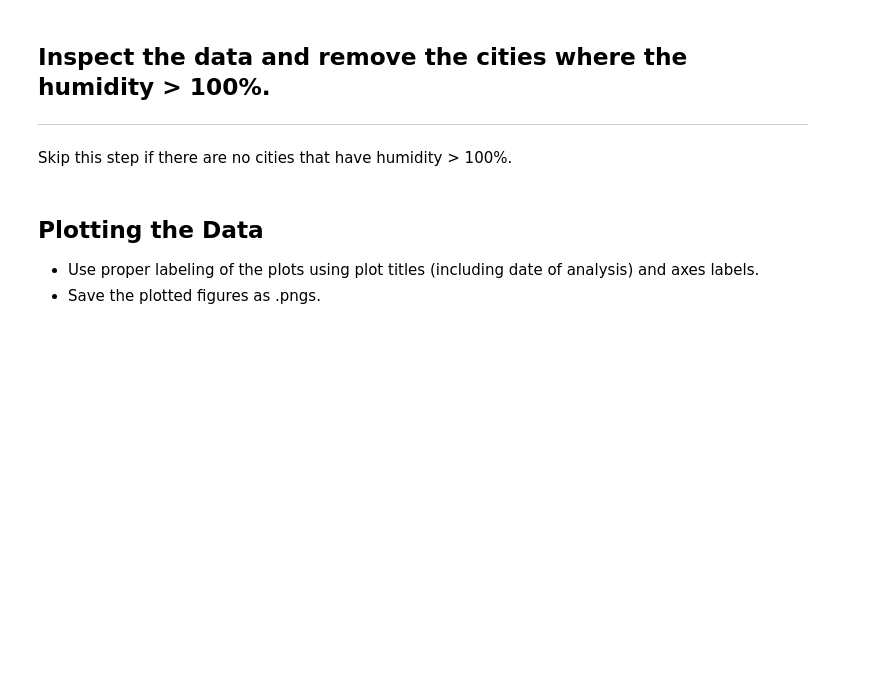
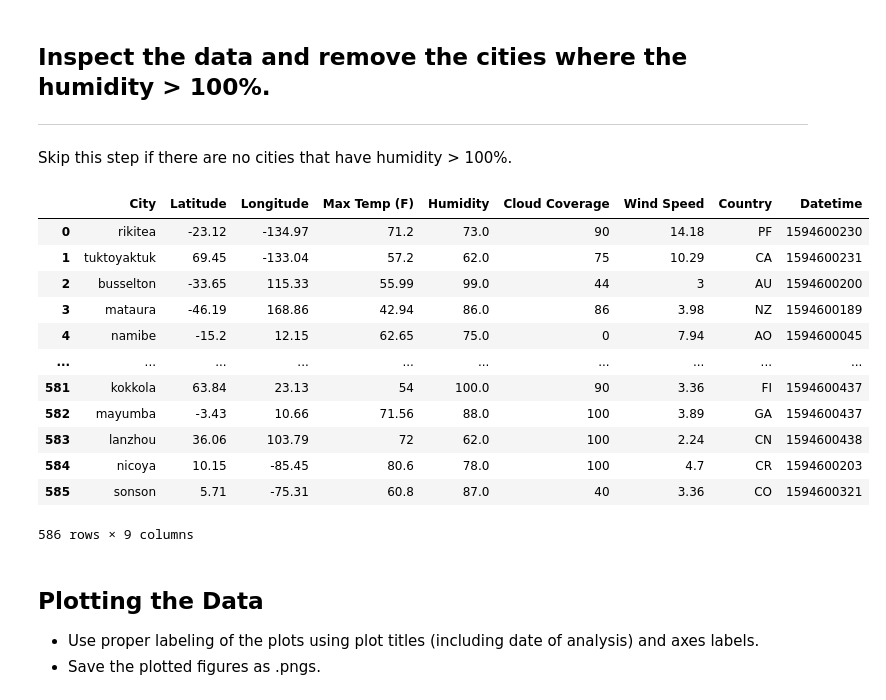
Before and after one commit to jaysueno/python-api-challenge, a Jupyter notebook: WeatherPy/WeatherPy_jay.ipynb, the cells around one changed output. Saved outputs shown, nothing was run; the diff lists cells and outputs as text; code cells hidden in the pictures; blank space fills up the shorter version.

Commit message:
Finished cleaning the data with humidity under 100 and exported new CSV

```diff
--- a/WeatherPy/WeatherPy_jay.ipynb
+++ b/WeatherPy/WeatherPy_jay.ipynb
@@ -160,0 +158,6 @@ df.to_csv('weather_raw_data.csv', index=False)
+# %%
+# Need to clean the data of the empty cells, it messes up calculations later on
+df['Humidity'] = df['Humidity'].replace('', np.nan)
+city_df = df.dropna()
+city_df.shape
+# df.shape
@@ -191,0 +187,20 @@ Skip this step if there are no cities that have humidity > 100%.
+# %%
+# Created a new dataframe variable called clean_city_df pulling the Humidity over 100 with a boolean
+# Used .reset_index() to reset the index numbers and used parameter drop=true so no new column is made
+clean_city_df = city_df[(city_df["Humidity"] <= 100)]
+clean_city_df = clean_city_df.reset_index(drop=True)
+clean_city_df
+# %% [output]
+|  | City | Latitude | Longitude | Max Temp (F) | Humidity | Cloud Coverage | Wind Speed | Country | Datetime |
+| 0 | rikitea | -23.12 | -134.97 | 71.2 | 73.0 | 90 | 14.18 | PF | 1594600230 |
+| 1 | tuktoyaktuk | 69.45 | -133.04 | 57.2 | 62.0 | 75 | 10.29 | CA | 1594600231 |
+| 2 | busselton | -33.65 | 115.33 | 55.99 | 99.0 | 44 | 3 | AU | 1594600200 |
+| 3 | mataura | -46.19 | 168.86 | 42.94 | 86.0 | 86 | 3.98 | NZ | 1594600189 |
+| 4 | namibe | -15.2 | 12.15 | 62.65 | 75.0 | 0 | 7.94 | AO | 1594600045 |
+| ... | ... | ... | ... | ... | ... | ... | ... | ... | ... |
+| 581 | kokkola | 63.84 | 23.13 | 54 | 100.0 | 90 | 3.36 | FI | 1594600437 |
+| 582 | mayumba | -3.43 | 10.66 | 71.56 | 88.0 | 100 | 3.89 | GA | 1594600437 |
+| 583 | lanzhou | 36.06 | 103.79 | 72 | 62.0 | 100 | 2.24 | CN | 1594600438 |
+| 584 | nicoya | 10.15 | -85.45 | 80.6 | 78.0 | 100 | 4.7 | CR | 1594600203 |
+| 585 | sonson | 5.71 | -75.31 | 60.8 | 87.0 | 40 | 3.36 | CO | 1594600321 |
+586 rows × 9 columns
```
Also changed, not shown: parts of 7 cells of this notebook, 1 other file.
